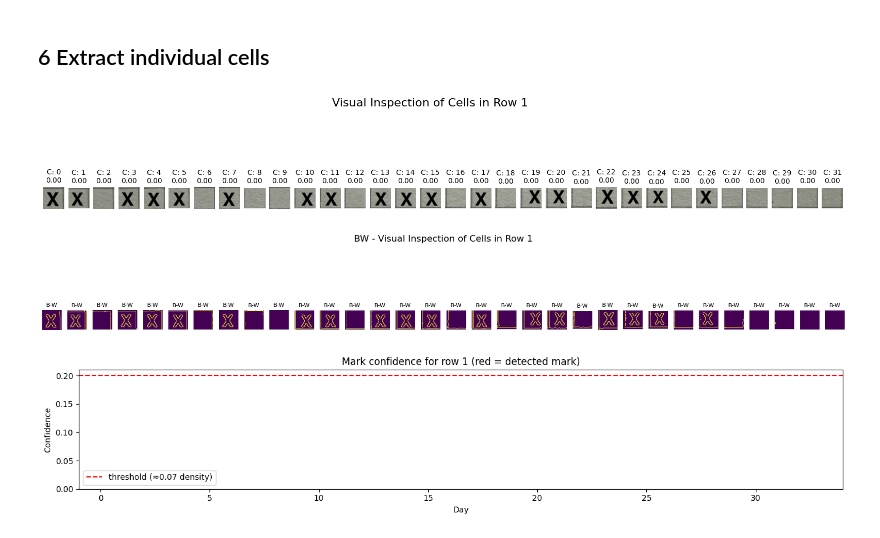
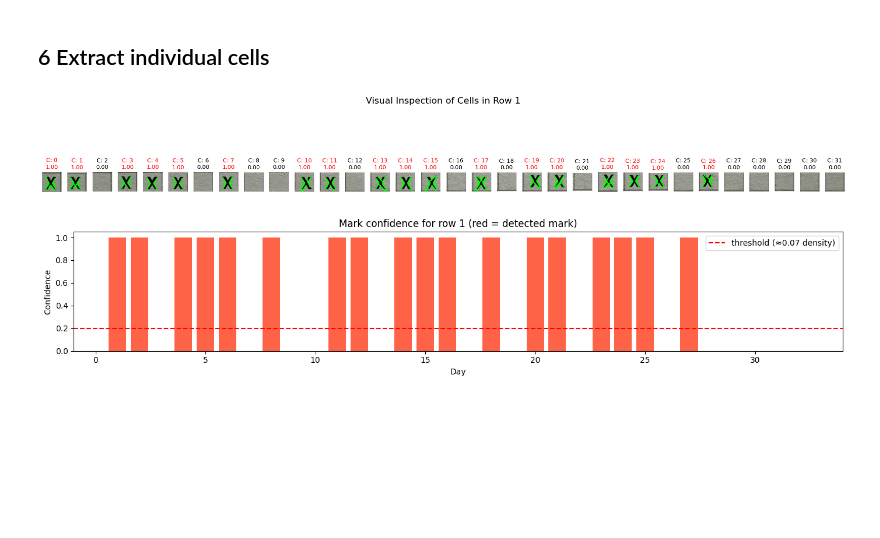
Before and after one commit to oguzmum/trackwise, a Jupyter notebook: table-detection-poc.ipynb, the cells around one changed output. Saved outputs shown, nothing was run; the diff lists cells and outputs as text; code cells hidden in the pictures; blank space fills up the shorter version.

Commit message:
extract individual cells via hough

```diff
--- a/table-detection-poc.ipynb
+++ b/table-detection-poc.ipynb
@@ -185,50 +185,40 @@ n_cols = len(col_positions) - 1
 fig, axes = plt.subplots(1, n_cols, figsize=(20, 4))
 fig.suptitle(f"Visual Inspection of Cells in Row {SAMPLE_ROW}", fontsize=16)
 
-fig_bw, bw_axes = plt.subplots(1, n_cols, figsize=(20, 4))
-fig_bw.suptitle(f"BW - Visual Inspection of Cells in Row {SAMPLE_ROW}", fontsize=16)
-
 densities = []
 for c in range(n_cols):
     x1, x2 = col_positions[c], col_positions[c + 1]
     cell = img[y1:y2, x1:x2]
     cell_rgb = cv2.cvtColor(cell, cv2.COLOR_BGR2RGB)
 
-    cell_preprocessed_img = preprocess_for_mark_detection(cell)
-    bw_img = bw_axes[c]
-    bw_img.imshow(cell_preprocessed_img)
-    bw_img.set_title("B-W", color="black", fontsize=10)
-    bw_img.axis("off")
-
-    has_mark, conf, lines = detect_mark_in_cell(cell_preprocessed_img)
+    has_mark, conf, lines = detect_mark_in_cell(cell_rgb)
     densities.append(conf)
 
     ax = axes[c]
     ax.imshow(cell_rgb)
 
     for lx1, ly1, lx2, ly2 in lines:
         ax.plot([lx1, lx2], [ly1, ly2], color='lime', linewidth=2)
 
     title_color = "red" if has_mark else "black"
     ax.set_title(f"C: {c}\n{conf:.2f}", color=title_color, fontsize=10)
     ax.axis("off")
 
 plt.tight_layout()
 plt.show()
 
 
 plt.figure(figsize=(14, 3))
 days = range(1, len(densities) + 1)
 colors = ["tomato" if d > 0.2 else "steelblue" for d in densities]
 plt.bar(days, densities, color=colors)
 plt.axhline(y=0.2, color="red", linestyle="--", label="threshold (≈0.07 density)")
 plt.xlabel("Day")
 plt.ylabel("Confidence")
 plt.title(f"Mark confidence for row {SAMPLE_ROW} (red = detected mark)")
 plt.legend()
 plt.tight_layout()
 plt.show()
 # %% [output]
-[figure, old version]
+[figure, new version]
-[figure, old version]
+[figure, new version]
-[figure, removed]
```
Also changed, not shown: parts of 1 cell of this notebook, 1 other file.
